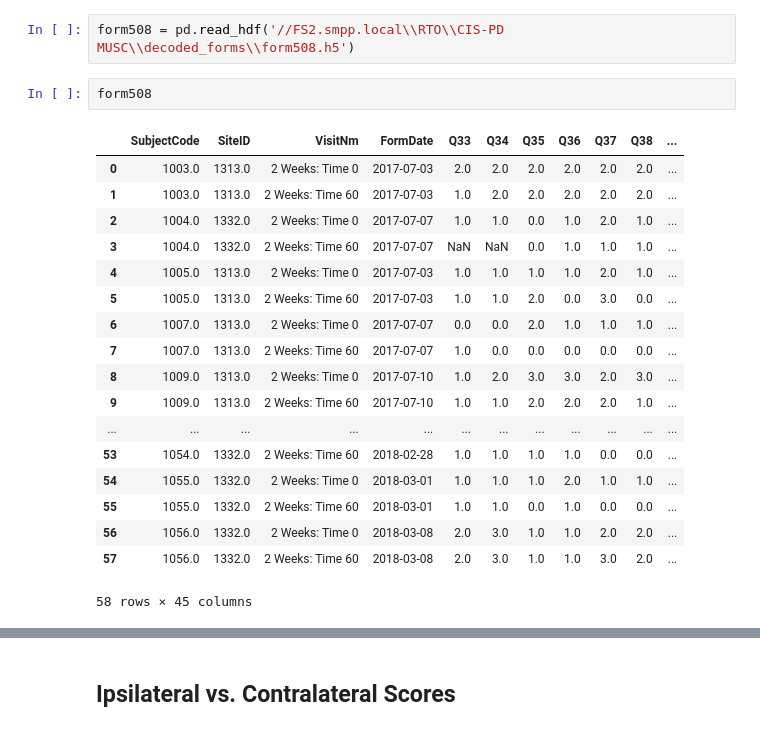
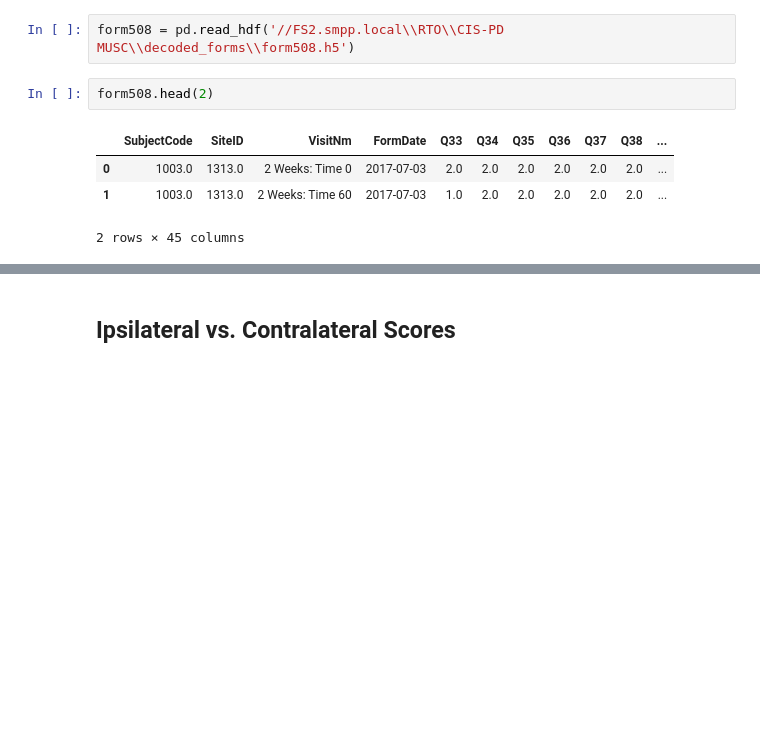
Before and after one commit to nshawen/CIS-PD_Curation, a Jupyter notebook: Clinician Score Correlation.ipynb, the cells around one changed output, grey strips where cells are left out. Drawn from its saved outputs; the diff is of its cells as text; blank space fills up the shorter version.

```diff
--- a/Clinician Score Correlation.ipynb
+++ b/Clinician Score Correlation.ipynb
@@ -181,24 +184,10 @@ AllScores = pd.concat((Tremor,Brady),axis=1)
 # %%
 form508 = pd.read_hdf('//FS2.smpp.local\\RTO\\CIS-PD MUSC\\decoded_forms\\form508.h5')
 # %%
-form508
+form508.head(2)
 # %% [output]
 |  | SubjectCode | SiteID | VisitNm | FormDate | Q33 | Q34 | Q35 | Q36 | Q37 | Q38 | ... |
 | 0 | 1003.0 | 1313.0 | 2 Weeks: Time 0 | 2017-07-03 | 2.0 | 2.0 | 2.0 | 2.0 | 2.0 | 2.0 | ... |
 | 1 | 1003.0 | 1313.0 | 2 Weeks: Time 60 | 2017-07-03 | 1.0 | 2.0 | 2.0 | 2.0 | 2.0 | 2.0 | ... |
-| 2 | 1004.0 | 1332.0 | 2 Weeks: Time 0 | 2017-07-07 | 1.0 | 1.0 | 0.0 | 1.0 | 2.0 | 1.0 | ... |
-| 3 | 1004.0 | 1332.0 | 2 Weeks: Time 60 | 2017-07-07 | NaN | NaN | 0.0 | 1.0 | 1.0 | 1.0 | ... |
-| 4 | 1005.0 | 1313.0 | 2 Weeks: Time 0 | 2017-07-03 | 1.0 | 1.0 | 1.0 | 1.0 | 2.0 | 1.0 | ... |
-| 5 | 1005.0 | 1313.0 | 2 Weeks: Time 60 | 2017-07-03 | 1.0 | 1.0 | 2.0 | 0.0 | 3.0 | 0.0 | ... |
-| 6 | 1007.0 | 1313.0 | 2 Weeks: Time 0 | 2017-07-07 | 0.0 | 0.0 | 2.0 | 1.0 | 1.0 | 1.0 | ... |
-| 7 | 1007.0 | 1313.0 | 2 Weeks: Time 60 | 2017-07-07 | 1.0 | 0.0 | 0.0 | 0.0 | 0.0 | 0.0 | ... |
-| 8 | 1009.0 | 1313.0 | 2 Weeks: Time 0 | 2017-07-10 | 1.0 | 2.0 | 3.0 | 3.0 | 2.0 | 3.0 | ... |
-| 9 | 1009.0 | 1313.0 | 2 Weeks: Time 60 | 2017-07-10 | 1.0 | 1.0 | 2.0 | 2.0 | 2.0 | 1.0 | ... |
-| ... | ... | ... | ... | ... | ... | ... | ... | ... | ... | ... | ... |
-| 53 | 1054.0 | 1332.0 | 2 Weeks: Time 60 | 2018-02-28 | 1.0 | 1.0 | 1.0 | 1.0 | 0.0 | 0.0 | ... |
-| 54 | 1055.0 | 1332.0 | 2 Weeks: Time 0 | 2018-03-01 | 1.0 | 1.0 | 1.0 | 2.0 | 1.0 | 1.0 | ... |
-| 55 | 1055.0 | 1332.0 | 2 Weeks: Time 60 | 2018-03-01 | 1.0 | 1.0 | 0.0 | 1.0 | 0.0 | 0.0 | ... |
-| 56 | 1056.0 | 1332.0 | 2 Weeks: Time 0 | 2018-03-08 | 2.0 | 3.0 | 1.0 | 1.0 | 2.0 | 2.0 | ... |
-| 57 | 1056.0 | 1332.0 | 2 Weeks: Time 60 | 2018-03-08 | 2.0 | 3.0 | 1.0 | 1.0 | 3.0 | 2.0 | ... |
-58 rows × 45 columns
+2 rows × 45 columns
 # %%
```
Also changed, not shown: parts of 19 cells of this notebook.
